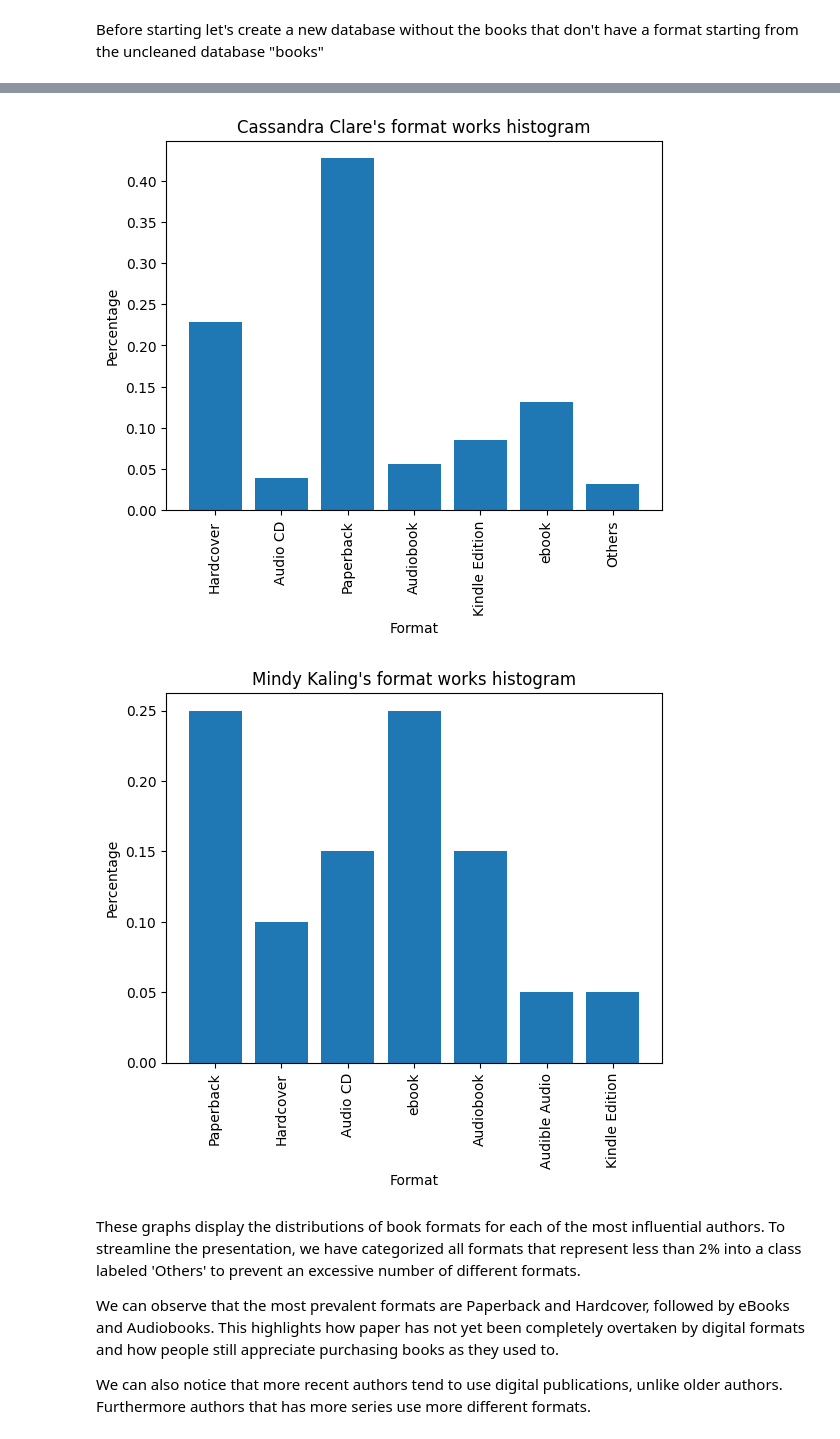
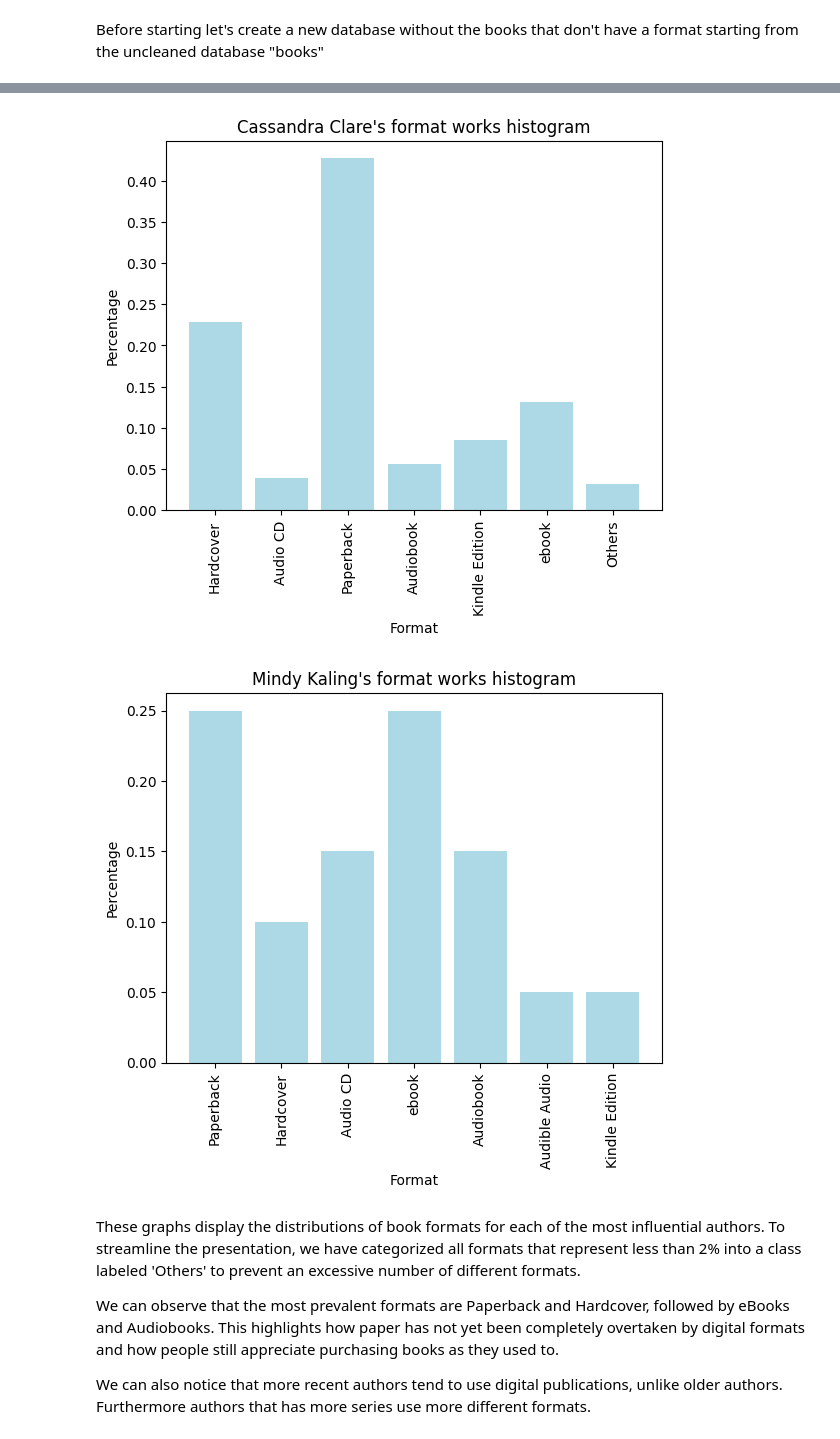
Before and after one commit to RiccardoCorr/ADM_HW_2, a Jupyter notebook: main_def.ipynb, the cells around one changed output, grey strips where cells are left out. Cells and saved outputs as stored; diff of their text form; code cells hidden in the pictures.

```diff
--- a/main_def.ipynb
+++ b/main_def.ipynb
@@ -977,8 +979,8 @@ for i in opd_column:
             i += "-01"
         try:
             format = "%Y-%m-%d"
-            timestamp_formattato = datetime.datetime.strptime(i, format)
-            opd_column_formatted.append(timestamp_formattato)
+            timestamp_formatted = datetime.datetime.strptime(i, format)
+            opd_column_formatted.append(timestamp_formatted)
         except ValueError as ve:
             opd_column_formatted.append(pd.NaT)
     else:
@@ -1024,6 +1030,7 @@ result_df.columns = ['author_id', 'num_works']
 
 result_df = result_df.merge(df_5_b_2[['author_id', 'author_name']].drop_duplicates(), on='author_id', how='left')
 
+result_df = result_df.merge(authors[['author_id', 'works_count']], on = 'author_id', how = 'left')
 result_df_books = result_df.sort_values(by='num_works', ascending=False)
 
 result_df_books.head(10)
@@ -1150,8 +1161,9 @@ Before starting let's create a new database without the books that don't have a
 # %%
 books_format = books[books['format'] != ""]
 # %%
-# To answer this question we use the original database and not "df_5_b_2" because we need to evaluate all kinds of formats published by an author,
-# even if there are more formats for the same opera.
+# To answer this question we use the original database and not the cleaned 'books' database
+# because we need to evaluate all kinds of formats published by an author,
+# even if there are more formats for the same opera (same work_is).
 
 for i in most_influent_authors:
     sel_row = books_format.loc[books_format['author_id'] == most_influent_authors[i]]
@@ -1175,7 +1187,7 @@ for i in most_influent_authors:
 
     cat = new_dict.keys()
     val = new_dict.values()
-    plt.bar(cat, val)
+    plt.bar(cat, val, color = 'lightblue')
 
     # add labels
     plt.xlabel("Format")
@@ -1197,5 +1209,5 @@ for i in most_influent_authors:
-[figure, old version]
+[figure, new version]
-[figure, old version]
+[figure, new version]
 # %% [markdown]
 These graphs display the distributions of book formats for each of the most influential authors. To streamline the presentation, we have categorized all formats that represent less than 2% into a class labeled 'Others' to prevent an excessive number of different formats.
 
```
Also changed, not shown: parts of 55 cells of this notebook, 2 other files.
